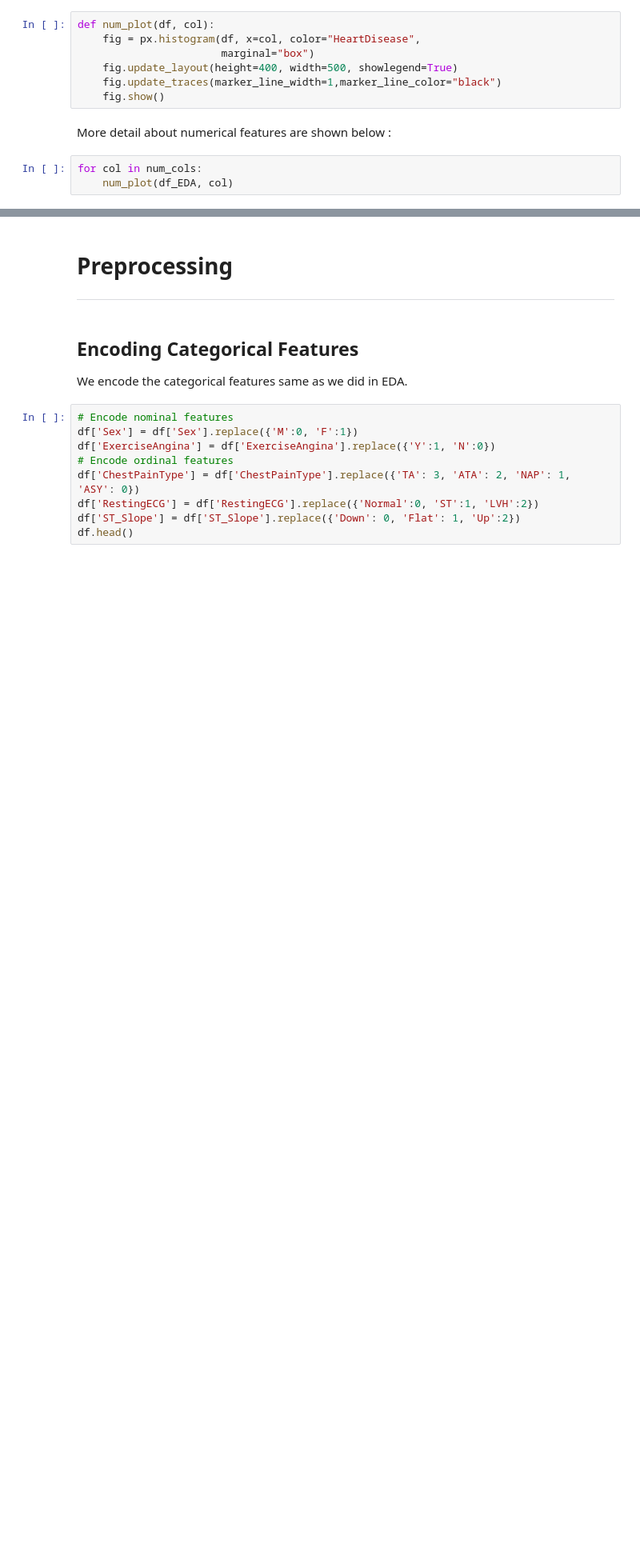
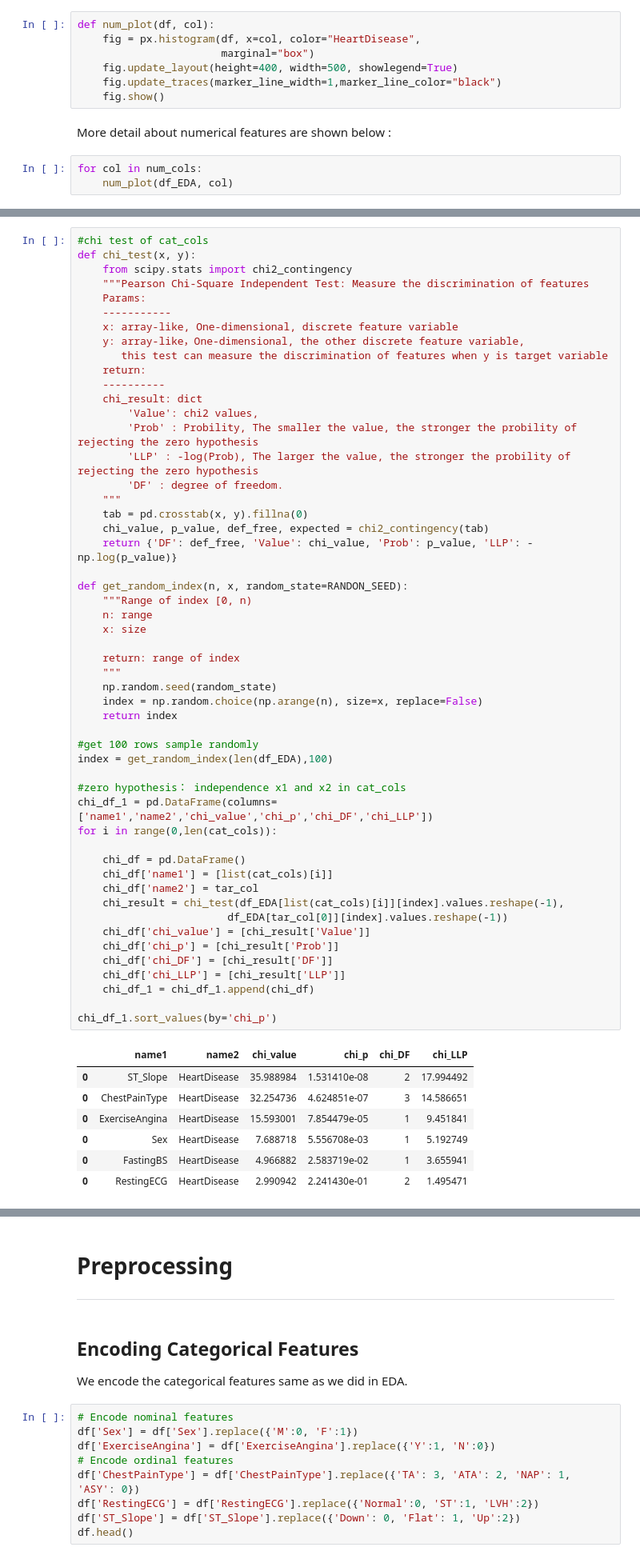
Before and after one commit to Barry0310/AI-Final-Project, a Jupyter notebook: AI_Final_Report.ipynb, the cells around one changed output, grey strips where cells are left out. Shown at 80% size. Cells and saved outputs as stored; diff of their text form; blank space fills up the shorter version.

```diff
--- a/AI_Final_Report.ipynb
+++ b/AI_Final_Report.ipynb
@@ -223,0 +254,60 @@ for col in num_cols:
+# %%
+#chi test of cat_cols
+def chi_test(x, y):
+    from scipy.stats import chi2_contingency
+    """Pearson Chi-Square Independent Test: Measure the discrimination of features
+    Params:
+    -----------
+    x: array-like, One-dimensional, discrete feature variable
+    y: array-like，One-dimensional, the other discrete feature variable,
+       this test can measure the discrimination of features when y is target variable
+    return:
+    ----------
+    chi_result: dict
+        'Value': chi2 values,
+        'Prob' : Probility, The smaller the value, the stronger the probility of rejecting the zero hypothesis
+        'LLP' : -log(Prob), The larger the value, the stronger the probility of rejecting the zero hypothesis
+        'DF' : degree of freedom.
+    """
+    tab = pd.crosstab(x, y).fillna(0)
+    chi_value, p_value, def_free, expected = chi2_contingency(tab)
+    return {'DF': def_free, 'Value': chi_value, 'Prob': p_value, 'LLP': -np.log(p_value)}
+
+def get_random_index(n, x, random_state=RANDON_SEED):
+    """Range of index [0, n)
+    n: range
+    x: size
+
+    return: range of index
+    """
+    np.random.seed(random_state)
+    index = np.random.choice(np.arange(n), size=x, replace=False)
+    return index
+
+#get 100 rows sample randomly
+index = get_random_index(len(df_EDA),100)
+
+#zero hypothesis： independence x1 and x2 in cat_cols
+chi_df_1 = pd.DataFrame(columns=['name1','name2','chi_value','chi_p','chi_DF','chi_LLP'])
+for i in range(0,len(cat_cols)):
+
+    chi_df = pd.DataFrame()
+    chi_df['name1'] = [list(cat_cols)[i]]
+    chi_df['name2'] = tar_col
+    chi_result = chi_test(df_EDA[list(cat_cols)[i]][index].values.reshape(-1),
+                        df_EDA[tar_col[0]][index].values.reshape(-1))
+    chi_df['chi_value'] = [chi_result['Value']]
+    chi_df['chi_p'] = [chi_result['Prob']]
+    chi_df['chi_DF'] = [chi_result['DF']]
+    chi_df['chi_LLP'] = [chi_result['LLP']]
+    chi_df_1 = chi_df_1.append(chi_df)
+
+chi_df_1.sort_values(by='chi_p')
+# %% [output]
+|  | name1 | name2 | chi_value | chi_p | chi_DF | chi_LLP |
+| 0 | ST_Slope | HeartDisease | 35.988984 | 1.531410e-08 | 2 | 17.994492 |
+| 0 | ChestPainType | HeartDisease | 32.254736 | 4.624851e-07 | 3 | 14.586651 |
+| 0 | ExerciseAngina | HeartDisease | 15.593001 | 7.854479e-05 | 1 | 9.451841 |
+| 0 | Sex | HeartDisease | 7.688718 | 5.556708e-03 | 1 | 5.192749 |
+| 0 | FastingBS | HeartDisease | 4.966882 | 2.583719e-02 | 1 | 3.655941 |
+| 0 | RestingECG | HeartDisease | 2.990942 | 2.241430e-01 | 2 | 1.495471 |
```
Also changed, not shown: parts of 20 cells of this notebook, 2 other files.
